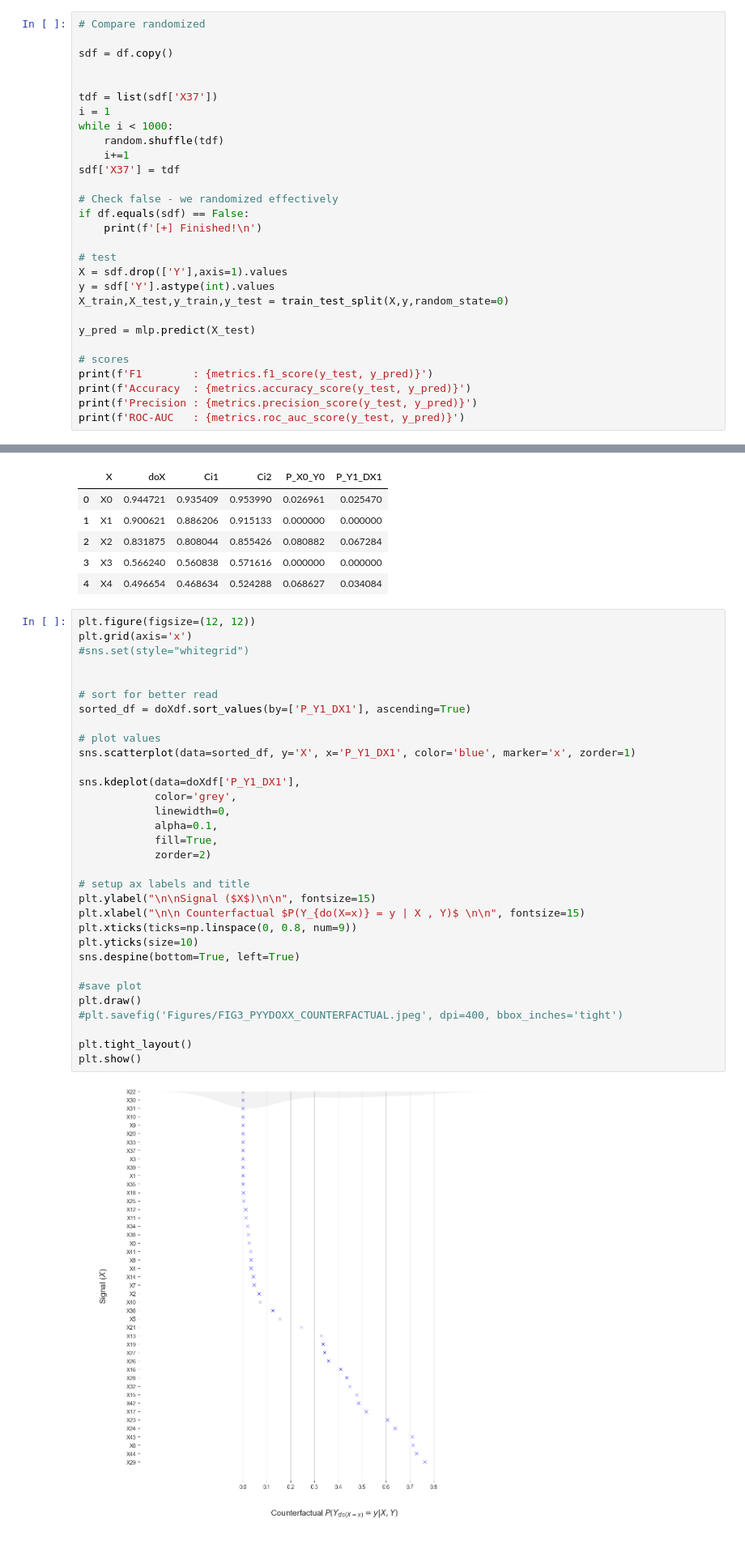
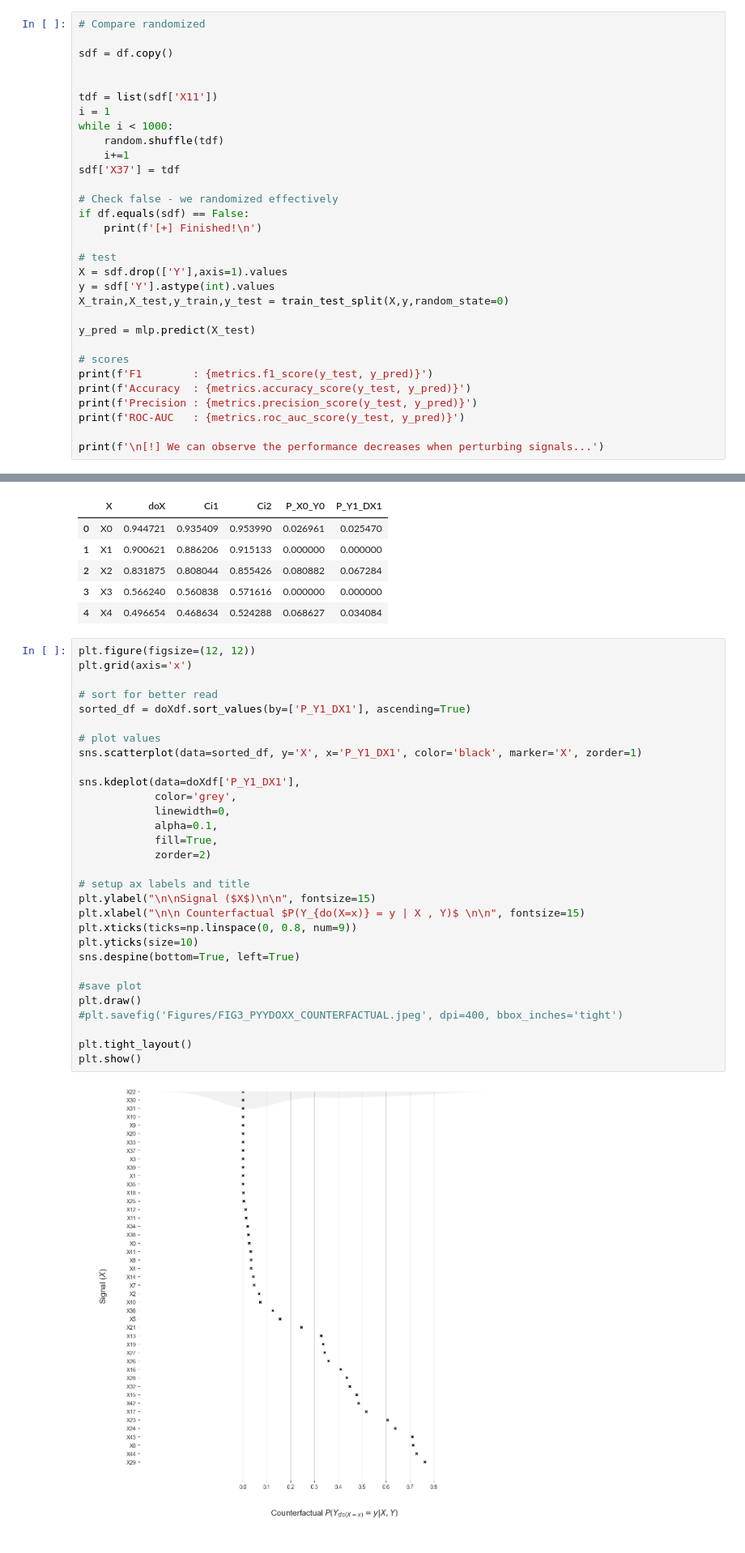
Before and after one commit to sweetpastabox/Causal-HMM, a Jupyter notebook: Causal_HMM.ipynb, the cells around one changed output, grey strips where cells are left out. Shown at 81% size. Cells and saved outputs as stored; diff of their text form.

```diff
--- a/Causal_HMM.ipynb
+++ b/Causal_HMM.ipynb
@@ -106,7 +88,7 @@ ROC-AUC   : 0.878505864354921
 sdf = df.copy()
 
 
-tdf = list(sdf['X37'])
+tdf = list(sdf['X11'])
 i = 1
 while i < 1000:
     random.shuffle(tdf)
@@ -129,6 +111,8 @@ print(f'F1        : {metrics.f1_score(y_test, y_pred)}')
 print(f'Accuracy  : {metrics.accuracy_score(y_test, y_pred)}')
 print(f'Precision : {metrics.precision_score(y_test, y_pred)}')
 print(f'ROC-AUC   : {metrics.roc_auc_score(y_test, y_pred)}')
+
+print(f'\n[!] We can observe the performance decreases when perturbing signals...')
 # %% [output]
 [+] Finished!
 
@@ -424,37 +403,35 @@ doXdf.head()
 # %%
 plt.figure(figsize=(12, 12))
 plt.grid(axis='x')
-#sns.set(style="whitegrid")
-
 
 # sort for better read
 sorted_df = doXdf.sort_values(by=['P_Y1_DX1'], ascending=True)
 
 # plot values
-sns.scatterplot(data=sorted_df, y='X', x='P_Y1_DX1', color='blue', marker='x', zorder=1)
+sns.scatterplot(data=sorted_df, y='X', x='P_Y1_DX1', color='black', marker='X', zorder=1)
 
 sns.kdeplot(data=doXdf['P_Y1_DX1'],
             color='grey',
             linewidth=0,
             alpha=0.1,
             fill=True,
             zorder=2)
 
 # setup ax labels and title
 plt.ylabel("\n\nSignal ($X$)\n\n", fontsize=15)
 plt.xlabel("\n\n Counterfactual $P(Y_{do(X=x)} = y | X , Y)$ \n\n", fontsize=15)
 plt.xticks(ticks=np.linspace(0, 0.8, num=9))
 plt.yticks(size=10)
 sns.despine(bottom=True, left=True)
 
 #save plot
 plt.draw()
 #plt.savefig('Figures/FIG3_PYYDOXX_COUNTERFACTUAL.jpeg', dpi=400, bbox_inches='tight')
 
 plt.tight_layout()
 plt.show()
 # %% [output]
-[figure, old version]
+[figure, new version]
 # %% [markdown]
 ## Method 2. Using Meta Learners
 
```
Also changed, not shown: parts of 21 cells of this notebook.
